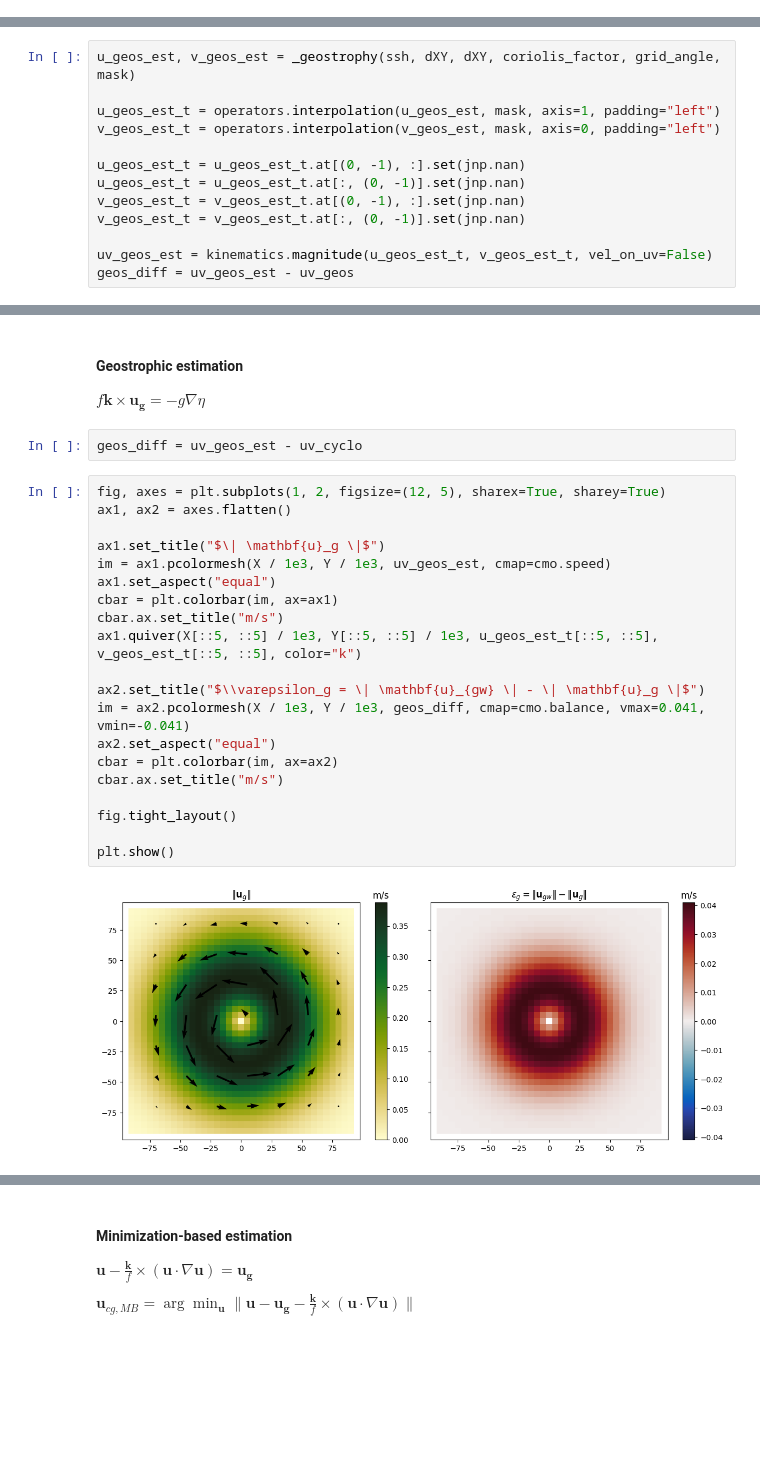
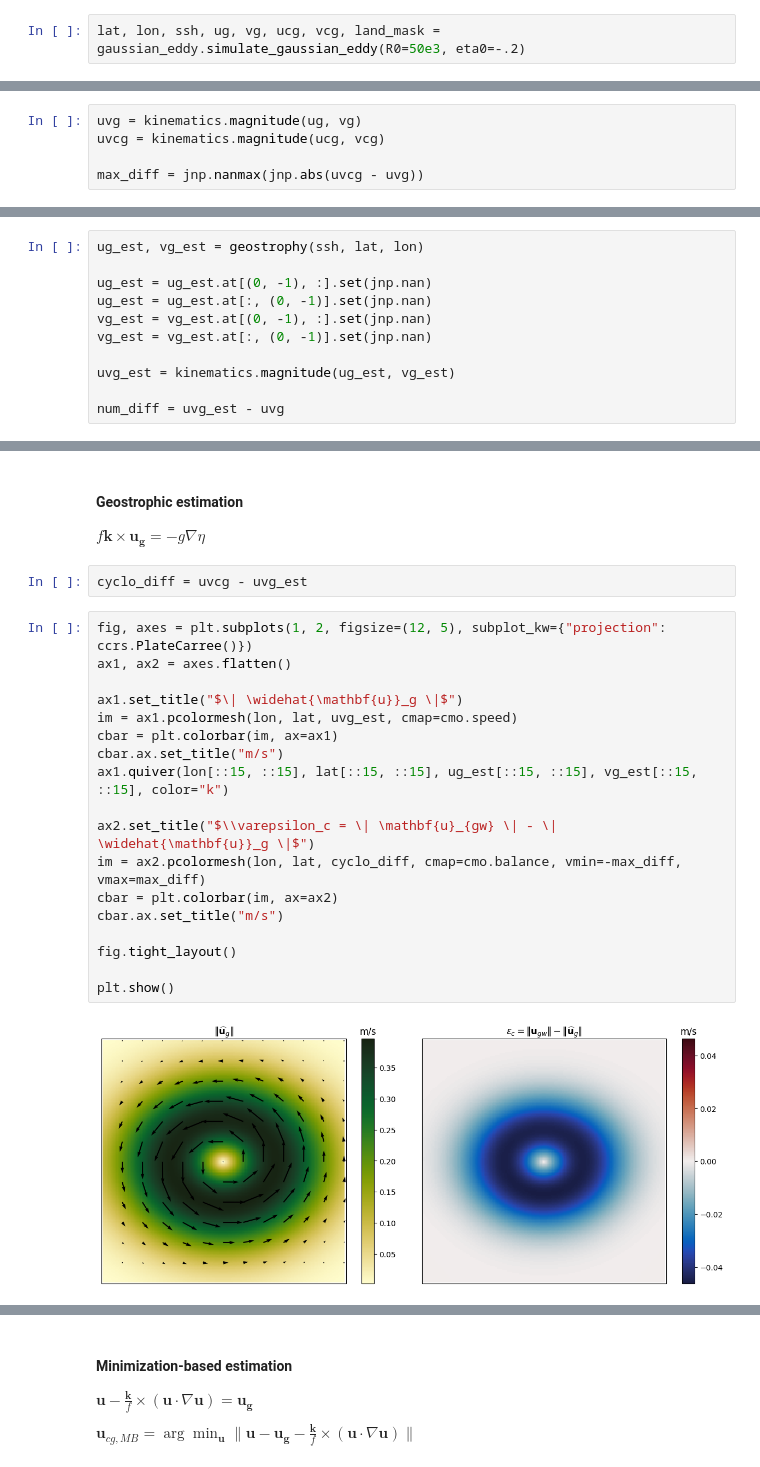
Before and after one commit to meom-group/jaxparrow, a Jupyter notebook: docs/examples/gradient_wind.ipynb, the cells around one changed output, grey strips where cells are left out. Cells and saved outputs as stored; diff of their text form; blank space fills up the shorter version.

```diff
--- a/docs/examples/gradient_wind.ipynb
+++ b/docs/examples/gradient_wind.ipynb
@@ -117,0 +26,2 @@ plt.show()
+# %%
+lat, lon, ssh, ug, vg, ucg, vcg, land_mask = gaussian_eddy.simulate_gaussian_eddy(R0=50e3, eta0=-.2)
@@ -117,0 +30,5 @@ plt.show()
+# %%
+uvg = kinematics.magnitude(ug, vg)
+uvcg = kinematics.magnitude(ucg, vcg)
+
+max_diff = jnp.nanmax(jnp.abs(uvcg - uvg))
@@ -157,16 +83,14 @@ plt.show()
 
 $f\mathbf{k} \times \mathbf{u_g} = -g \nabla \eta$
 # %%
-u_geos_est, v_geos_est = _geostrophy(ssh, dXY, dXY, coriolis_factor, grid_angle, mask)
+ug_est, vg_est = geostrophy(ssh, lat, lon)
 
-u_geos_est_t = operators.interpolation(u_geos_est, mask, axis=1, padding="left")
-v_geos_est_t = operators.interpolation(v_geos_est, mask, axis=0, padding="left")
+ug_est = ug_est.at[(0, -1), :].set(jnp.nan)
+ug_est = ug_est.at[:, (0, -1)].set(jnp.nan)
+vg_est = vg_est.at[(0, -1), :].set(jnp.nan)
+vg_est = vg_est.at[:, (0, -1)].set(jnp.nan)
 
-u_geos_est_t = u_geos_est_t.at[(0, -1), :].set(jnp.nan)
-u_geos_est_t = u_geos_est_t.at[:, (0, -1)].set(jnp.nan)
-v_geos_est_t = v_geos_est_t.at[(0, -1), :].set(jnp.nan)
-v_geos_est_t = v_geos_est_t.at[:, (0, -1)].set(jnp.nan)
+uvg_est = kinematics.magnitude(ug_est, vg_est)
 
-uv_geos_est = kinematics.magnitude(u_geos_est_t, v_geos_est_t, vel_on_uv=False)
-geos_diff = uv_geos_est - uv_geos
+num_diff = uvg_est - uvg
 # %%
@@ -236,27 +153,25 @@ plt.show()
 #### Geostrophic estimation
 
 $f\mathbf{k} \times \mathbf{u_g} = -g \nabla \eta$
-# %%
-geos_diff = uv_geos_est - uv_cyclo
+# %%
+cyclo_diff = uvcg - uvg_est
 # %%
-fig, axes = plt.subplots(1, 2, figsize=(12, 5), sharex=True, sharey=True)
+fig, axes = plt.subplots(1, 2, figsize=(12, 5), subplot_kw={"projection": ccrs.PlateCarree()})
 ax1, ax2 = axes.flatten()
 
-ax1.set_title("$\| \mathbf{u}_g \|$")
-im = ax1.pcolormesh(X / 1e3, Y / 1e3, uv_geos_est, cmap=cmo.speed)
-ax1.set_aspect("equal")
+ax1.set_title("$\| \widehat{\mathbf{u}}_g \|$")
+im = ax1.pcolormesh(lon, lat, uvg_est, cmap=cmo.speed)
 cbar = plt.colorbar(im, ax=ax1)
 cbar.ax.set_title("m/s")
-ax1.quiver(X[::5, ::5] / 1e3, Y[::5, ::5] / 1e3, u_geos_est_t[::5, ::5], v_geos_est_t[::5, ::5], color="k")
+ax1.quiver(lon[::15, ::15], lat[::15, ::15], ug_est[::15, ::15], vg_est[::15, ::15], color="k")
 
-ax2.set_title("$\\varepsilon_g = \| \mathbf{u}_{gw} \| - \| \mathbf{u}_g \|$")
-im = ax2.pcolormesh(X / 1e3, Y / 1e3, geos_diff, cmap=cmo.balance, vmax=0.041, vmin=-0.041)
-ax2.set_aspect("equal")
+ax2.set_title("$\\varepsilon_c = \| \mathbf{u}_{gw} \| - \| \widehat{\mathbf{u}}_g \|$")
+im = ax2.pcolormesh(lon, lat, cyclo_diff, cmap=cmo.balance, vmin=-max_diff, vmax=max_diff)
 cbar = plt.colorbar(im, ax=ax2)
 cbar.ax.set_title("m/s")
 
 fig.tight_layout()
 
 plt.show()
 # %% [output]
-[figure, old version]
+[figure, new version]
```
Also changed, not shown: parts of 23 cells of this notebook, 16 other files.
